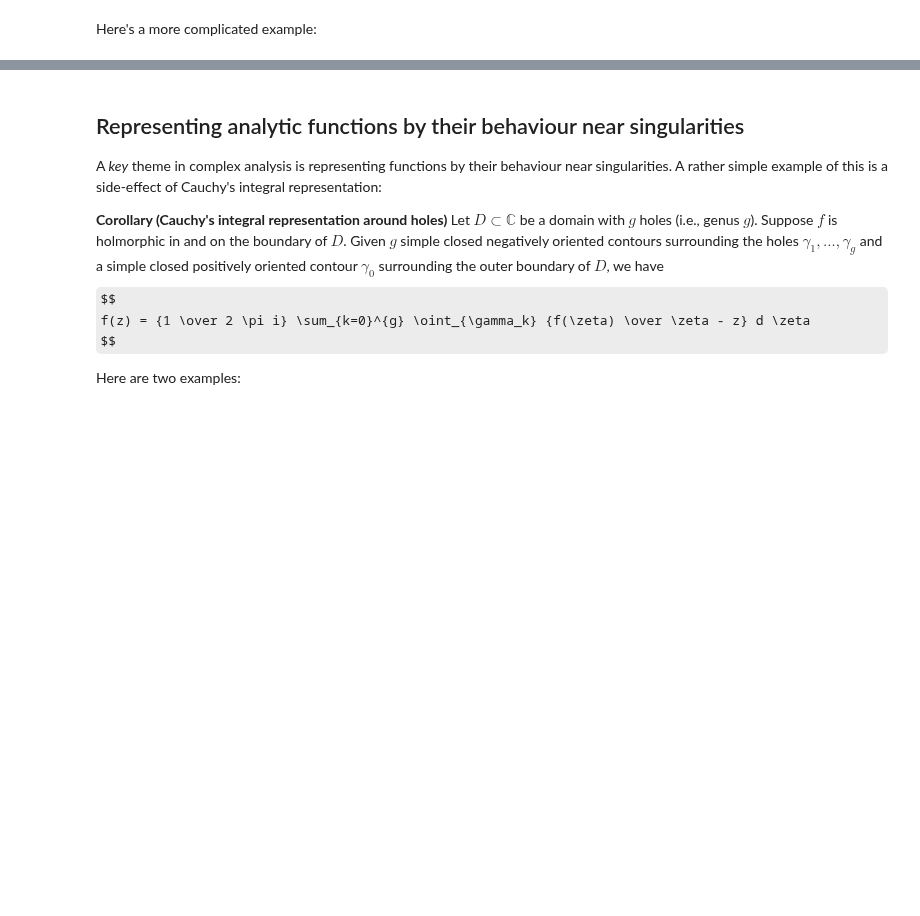
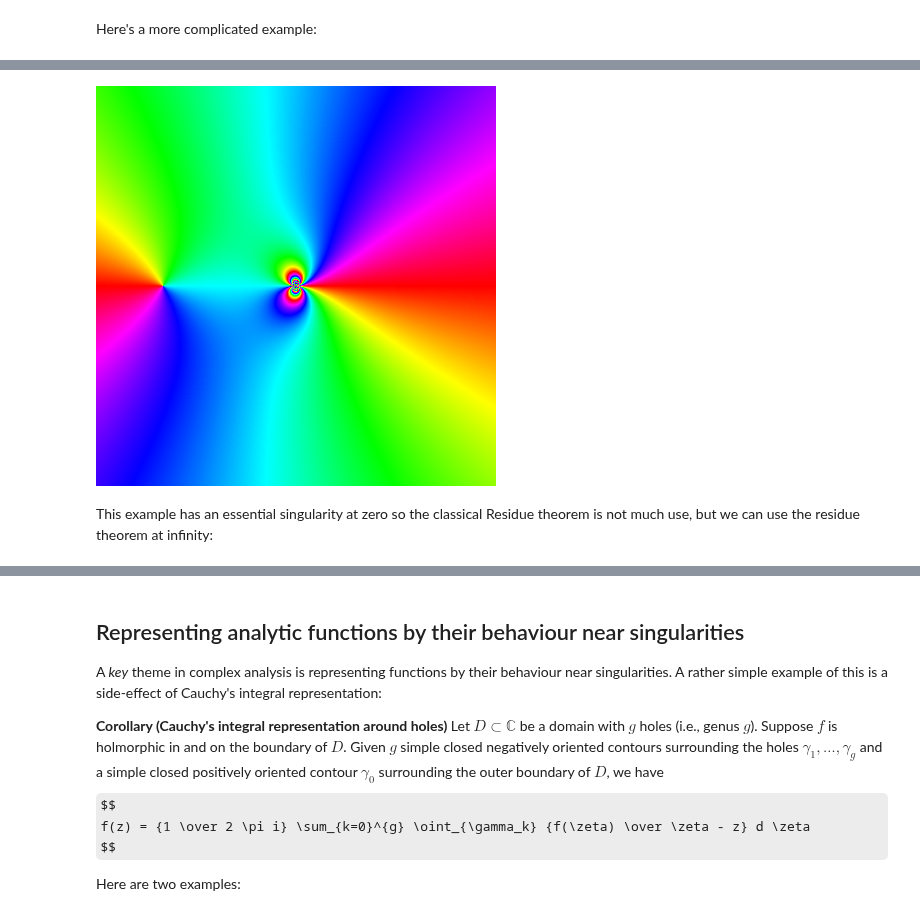
Before and after one commit to dlfivefifty/M3M6MethodsOfMathematicalPhysics, a Jupyter notebook: Lecture 6.ipynb, the cells around one changed output, grey strips where cells are left out. Saved outputs shown, nothing was run; the diff lists cells and outputs as text; code cells hidden in the pictures; some formulas as TeX source; blank space fills up the shorter version.

```diff
--- a/Lecture 6.ipynb
+++ b/Lecture 6.ipynb
@@ -145,6 +156,5 @@ sum(Fun(f, Circle(1.0))), -2π*im*(res∞ + res₋₂)
 Here's a more complicated example:
 # %%
 f = z -> exp(1/z)/(z*(z+2))
-phaseplot(f, (-3,3), (-3,3); ratio=1.0)
-plot!(Circle(3.0); color=:black, label=:contour)
+portrait(-3..3, -3..3, f)
 # %% [output]
@@ -152,3 +161,6 @@ plot!(Circle(3.0); color=:black, label=:contour)
+[figure, added]
+# %% [markdown]
+This example has an essential singularity at zero so the classical Residue theorem is not much use, but we can use the residue theorem at infinity:
 # %%
 sum(Fun(f, Circle(3.0)))
 # %% [output]
```
Also changed, not shown: parts of 30 cells of this notebook, 1 other file.
